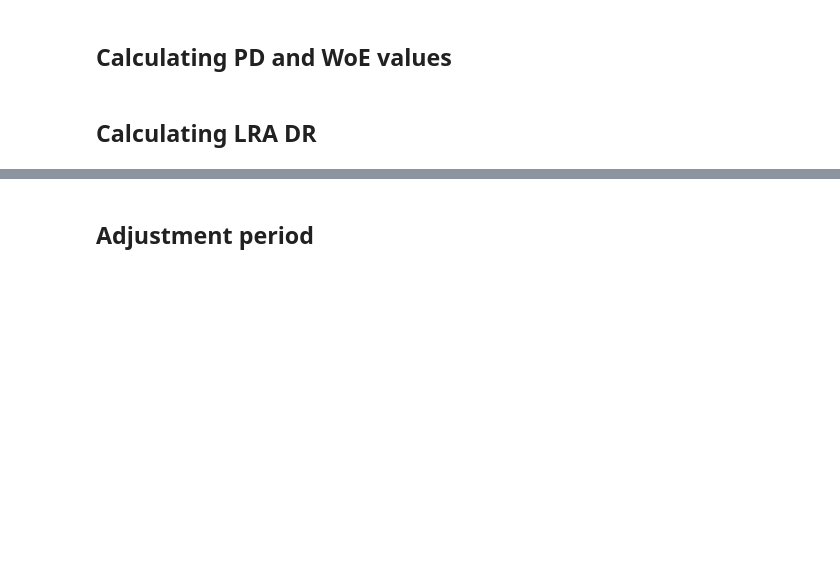
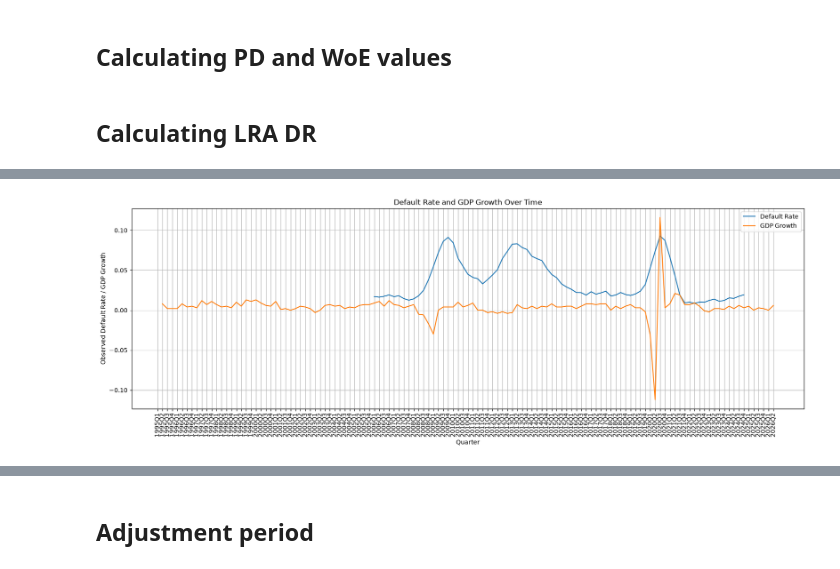
Before and after one commit to Christoffer11/PD-modelling, a Jupyter notebook: Calibration.ipynb, the cells around one changed output, grey strips where cells are left out. Cells and saved outputs as stored; diff of their text form; code cells hidden in the pictures; blank space fills up the shorter version.

```diff
--- a/Calibration.ipynb
+++ b/Calibration.ipynb
@@ -57,0 +106,13 @@ dr = cali_data_woe.groupby("quarter")[["default_12m", "uncalibrated_pd"]].mean()
+# %%
+plt.figure(figsize=(20, 6))
+plt.plot(dr["quarter"], dr["default_12m"])
+plt.plot(dr["quarter"], dr["gdp_growth"])
+plt.legend(["Default Rate", "GDP Growth"])
+plt.xlabel("Quarter")
+plt.ylabel("Observed Default Rate / GDP Growth")
+plt.title("Default Rate and GDP Growth Over Time")
+plt.xticks(rotation=90)
+plt.grid(True)
+plt.show()
+# %% [output]
+[figure, added]
```
Also changed, not shown: parts of 36 cells of this notebook, 1 other file.
